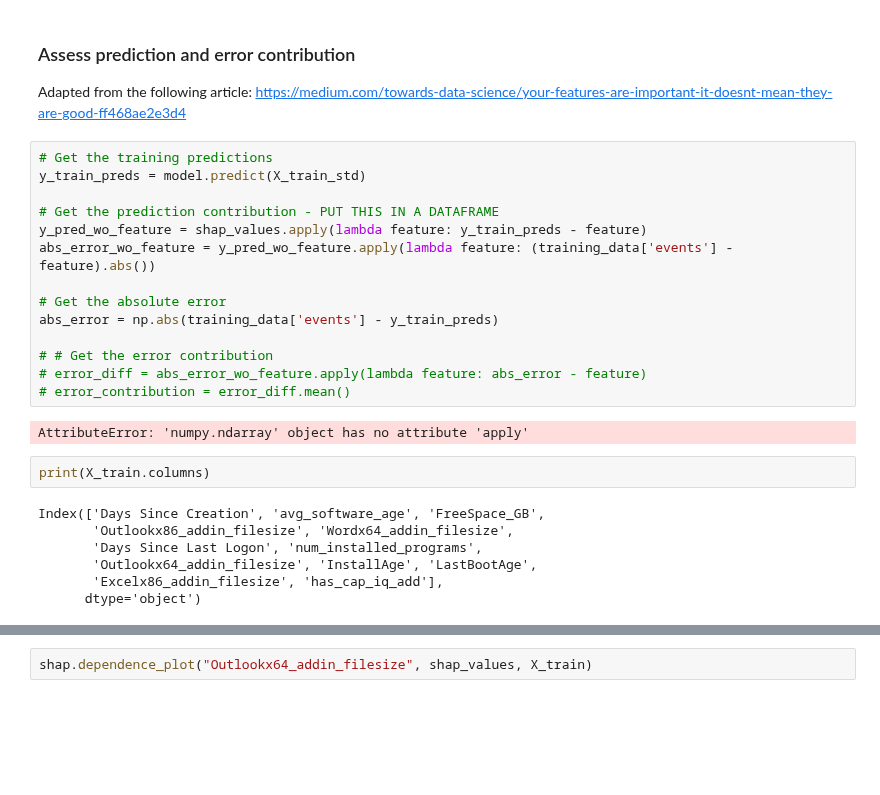
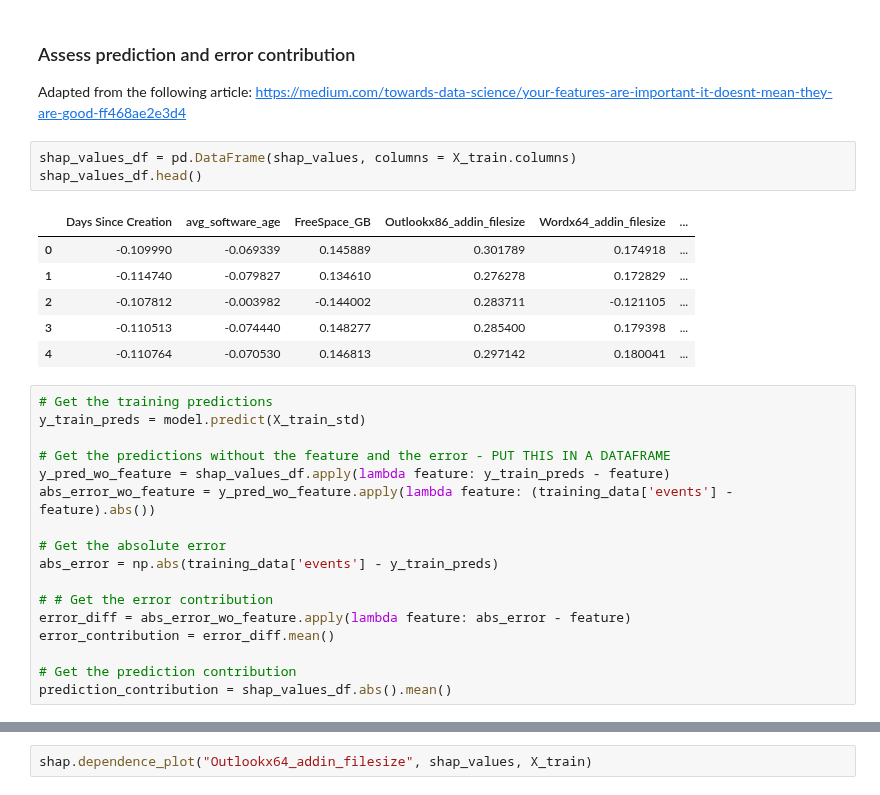
Before and after one commit to redgerly-umich/capstone_ff, a Jupyter notebook: SupervisedModel/Feature_Analysis.ipynb, the cells around one changed output, grey strips where cells are left out. Saved outputs shown, nothing was run; the diff lists cells and outputs as text; blank space fills up the shorter version.

Commit message:
Added error contribution analysis to feature importance

```diff
--- a/SupervisedModel/Feature_Analysis.ipynb
+++ b/SupervisedModel/Feature_Analysis.ipynb
@@ -246,28 +249,30 @@ No data for colormapping provided via 'c'. Parameters 'vmin', 'vmax' will be ign
 ### Assess prediction and error contribution
 Adapted from the following article:
 https://medium.com/towards-data-science/your-features-are-important-it-doesnt-mean-they-are-good-ff468ae2e3d4
+# %%
+shap_values_df = pd.DataFrame(shap_values, columns = X_train.columns)
+shap_values_df.head()
+# %% [output]
+|  | Days Since Creation | avg_software_age | FreeSpace_GB | Outlookx86_addin_filesize | Wordx64_addin_filesize | ... |
+| 0 | -0.109990 | -0.069339 | 0.145889 | 0.301789 | 0.174918 | ... |
+| 1 | -0.114740 | -0.079827 | 0.134610 | 0.276278 | 0.172829 | ... |
+| 2 | -0.107812 | -0.003982 | -0.144002 | 0.283711 | -0.121105 | ... |
+| 3 | -0.110513 | -0.074440 | 0.148277 | 0.285400 | 0.179398 | ... |
+| 4 | -0.110764 | -0.070530 | 0.146813 | 0.297142 | 0.180041 | ... |
 # %%
 # Get the training predictions
 y_train_preds = model.predict(X_train_std)
 
-# Get the prediction contribution - PUT THIS IN A DATAFRAME
-y_pred_wo_feature = shap_values.apply(lambda feature: y_train_preds - feature)
+# Get the predictions without the feature and the error - PUT THIS IN A DATAFRAME
+y_pred_wo_feature = shap_values_df.apply(lambda feature: y_train_preds - feature)
 abs_error_wo_feature = y_pred_wo_feature.apply(lambda feature: (training_data['events'] - feature).abs())
 
 # Get the absolute error
 abs_error = np.abs(training_data['events'] - y_train_preds)
 
 # # Get the error contribution
-# error_diff = abs_error_wo_feature.apply(lambda feature: abs_error - feature)
-# error_contribution = error_diff.mean()
+error_diff = abs_error_wo_feature.apply(lambda feature: abs_error - feature)
+error_contribution = error_diff.mean()
+
+# Get the prediction contribution
+prediction_contribution = shap_values_df.abs().mean()
-# %% [output]
-AttributeError: 'numpy.ndarray' object has no attribute 'apply'
-# %%
-print(X_train.columns)
-# %% [output]
-Index(['Days Since Creation', 'avg_software_age', 'FreeSpace_GB',
-       'Outlookx86_addin_filesize', 'Wordx64_addin_filesize',
-       'Days Since Last Logon', 'num_installed_programs',
-       'Outlookx64_addin_filesize', 'InstallAge', 'LastBootAge',
-       'Excelx86_addin_filesize', 'has_cap_iq_add'],
-      dtype='object')
```
Also changed, not shown: parts of 4 cells of this notebook.
